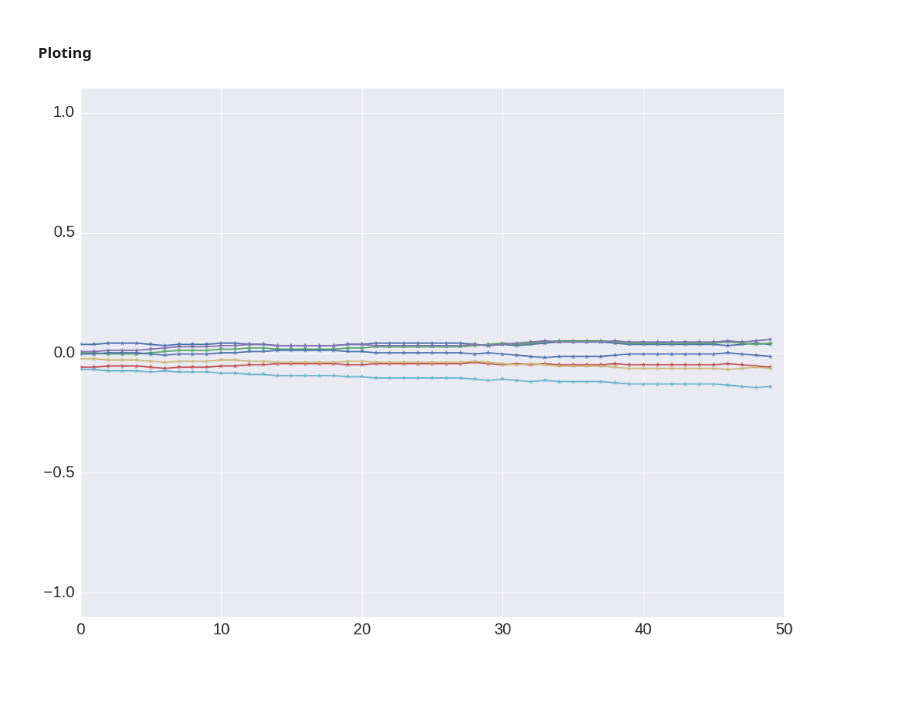
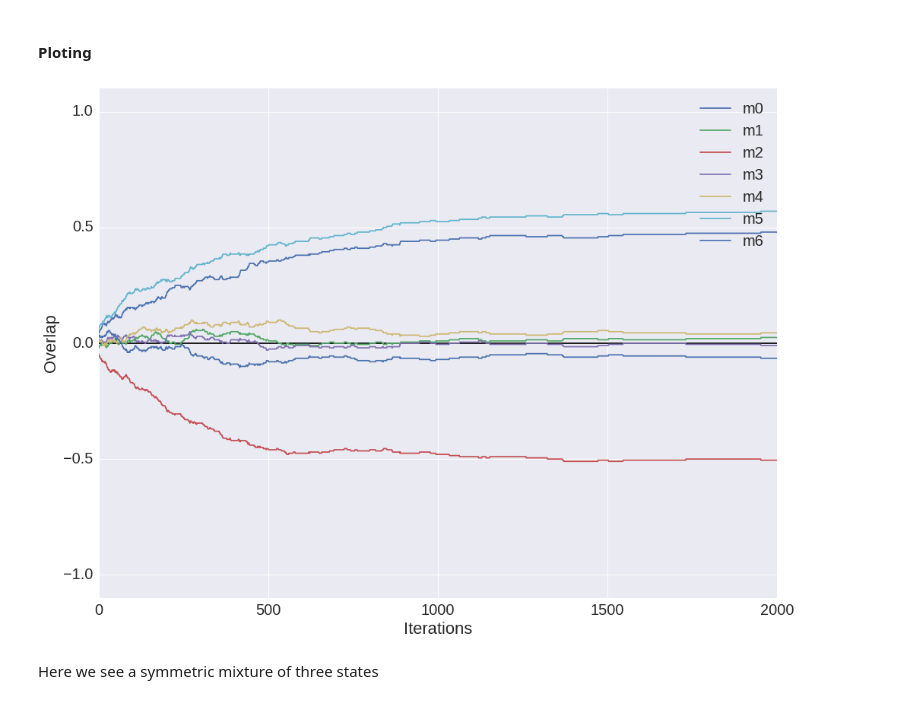
Before and after one commit to h-mayorquin/hopfield_sequences, a Jupyter notebook: notebooks/2016-11-29(Overlap reproduction).ipynb, the cells around one changed output. Cells and saved outputs as stored; diff of their text form; code cells hidden in the pictures; blank space fills up the shorter version.

Commit message:
Added control for random numbers and normalization by default, also a function to generate random initial patterns

```diff
--- a/notebooks/2016-11-29(Overlap reproduction).ipynb
+++ b/notebooks/2016-11-29(Overlap reproduction).ipynb
@@ -18,9 +24,12 @@ First we build the network
 # %%
 n_dim = 400
 n_store = 7
-list_of_patterns = [np.sign(np.random.normal(size=n_dim)) for i in range(n_store)]
+T = 0.0
+prng = np.random.RandomState(seed=10000)
+N = 2000
 
-nn = Hopfield(n_dim=n_dim, T=0.8)
+nn = Hopfield(n_dim=n_dim, T=T, prng=prng)
+list_of_patterns = nn.generate_random_patterns(n_store)
 nn.train(list_of_patterns)
 # %% [markdown]
 Then we run the network
@@ -53,13 +43,20 @@ Done
 # %%
 # Plot this thing
 fig = plt.figure(figsize=(16, 12))
 ax = fig.add_subplot(111)
 
-for overlap in overlaps.T:
-    ax.plot(overlap, '*-')
+ax.set_xlabel('Iterations')
+ax.set_ylabel('Overlap')
+ax.axhline(y=0, color='k')
 
+for pattern_n, overlap in enumerate(overlaps.T):
+    ax.plot(overlap, '-', label='m' +str(pattern_n))
+
+ax.legend()
 ax.set_ylim(-1.1, 1.1)
 
 plt.show()
 # %% [output]
-[figure, old version]
+[figure, new version]
+# %% [markdown]
+Here we see a symmetric mixture of three states
```
Also changed, not shown: parts of 19 cells of this notebook, 2 other files.
